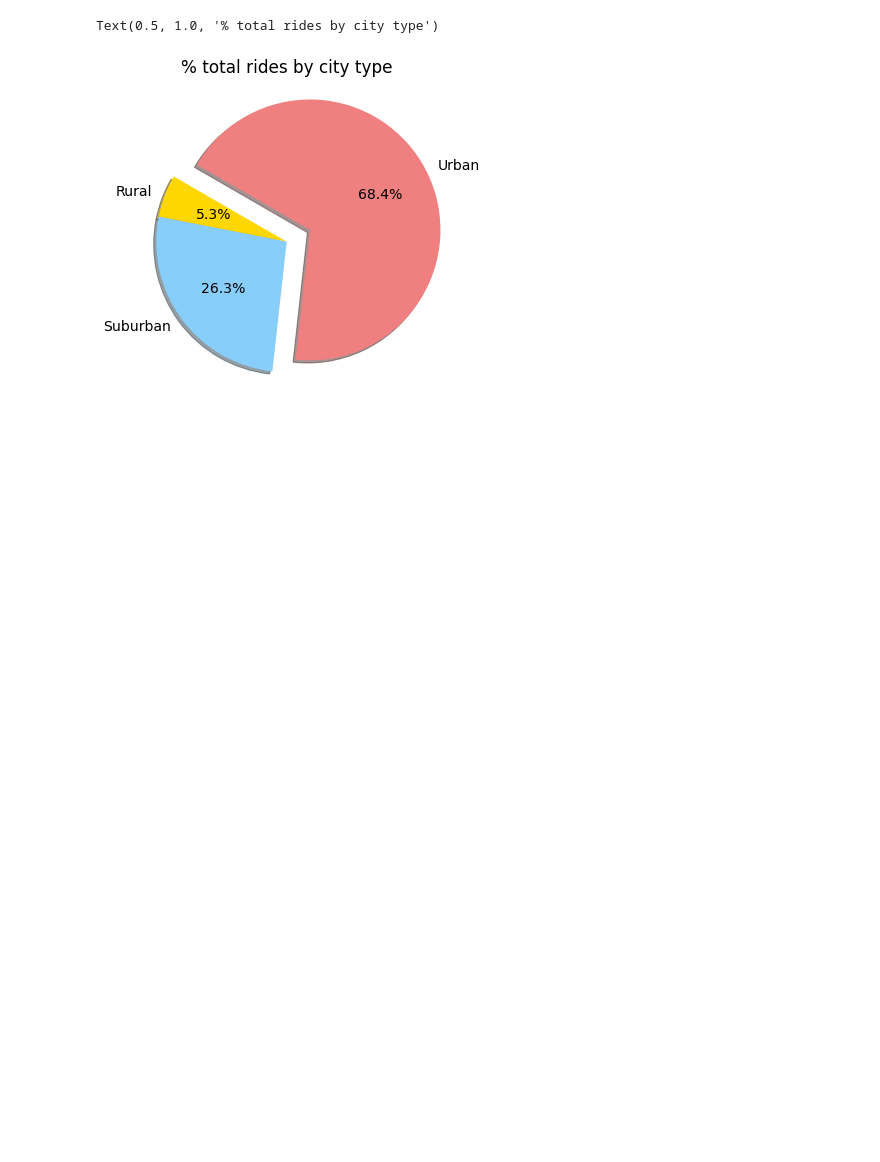
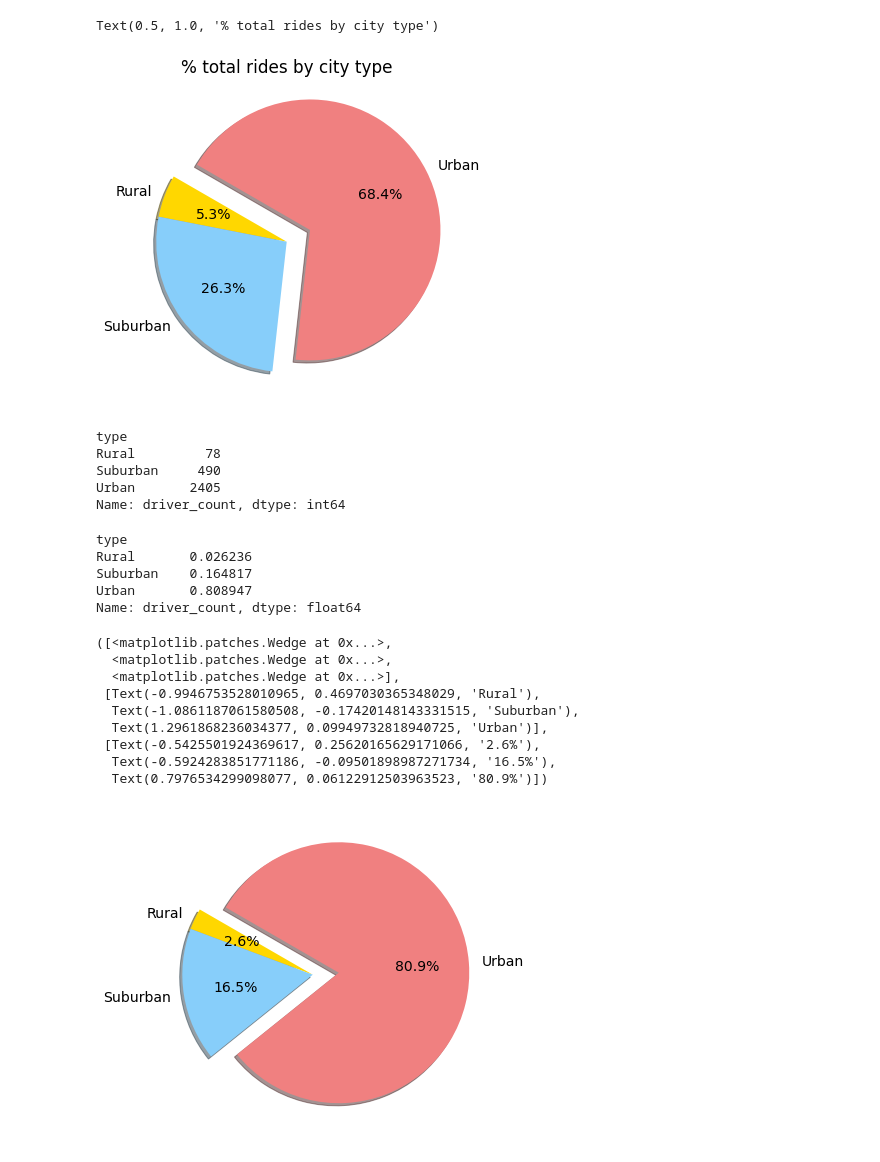
Before and after one commit to ccwillmore/PyBer_Analysis, a Jupyter notebook: Pyber.ipynb, the cells around one changed output. Saved outputs shown, nothing was run; the diff lists cells and outputs as text; code cells hidden in the pictures; blank space fills up the shorter version.

```diff
--- a/Pyber.ipynb
+++ b/Pyber.ipynb
@@ -620,3 +620,42 @@ plt.title('% total rides by city type')
 # %% [output]
 Text(0.5, 1.0, '% total rides by city type')
 [figure]
+# %%
+count_drivers_by_type = pyber_city_df.groupby('type').sum()['driver_count']
+count_drivers_by_type.head()
+# %% [output]
+type
+Rural         78
+Suburban     490
+Urban       2405
+Name: driver_count, dtype: int64
+# %%
+percent_drivers_by_type = count_drivers_by_type / count_drivers_by_type.sum()
+percent_drivers_by_type
+# %% [output]
+type
+Rural       0.026236
+Suburban    0.164817
+Urban       0.808947
+Name: driver_count, dtype: float64
+# %%
+plt.subplots(figsize=(10,6))
+plt.pie(percent_drivers_by_type,
+       labels = ['Rural','Suburban','Urban'],
+       colors = ['gold','lightskyblue','lightcoral'],
+        explode = [0,0,0.2],
+        autopct = '%1.1f%%',
+        shadow = True,
+        startangle = 150
+       )
+# %% [output]
+([<matplotlib.patches.Wedge at 0x...>,
+  <matplotlib.patches.Wedge at 0x...>,
+  <matplotlib.patches.Wedge at 0x...>],
+ [Text(-0.9946753528010965, 0.4697030365348029, 'Rural'),
+  Text(-1.0861187061580508, -0.17420148143331515, 'Suburban'),
+  Text(1.2961868236034377, 0.09949732818940725, 'Urban')],
+ [Text(-0.5425501924369617, 0.25620165629171066, '2.6%'),
+  Text(-0.5924283851771186, -0.09501898987271734, '16.5%'),
+  Text(0.7976534299098077, 0.06122912503963523, '80.9%')])
+[figure, added]
```
